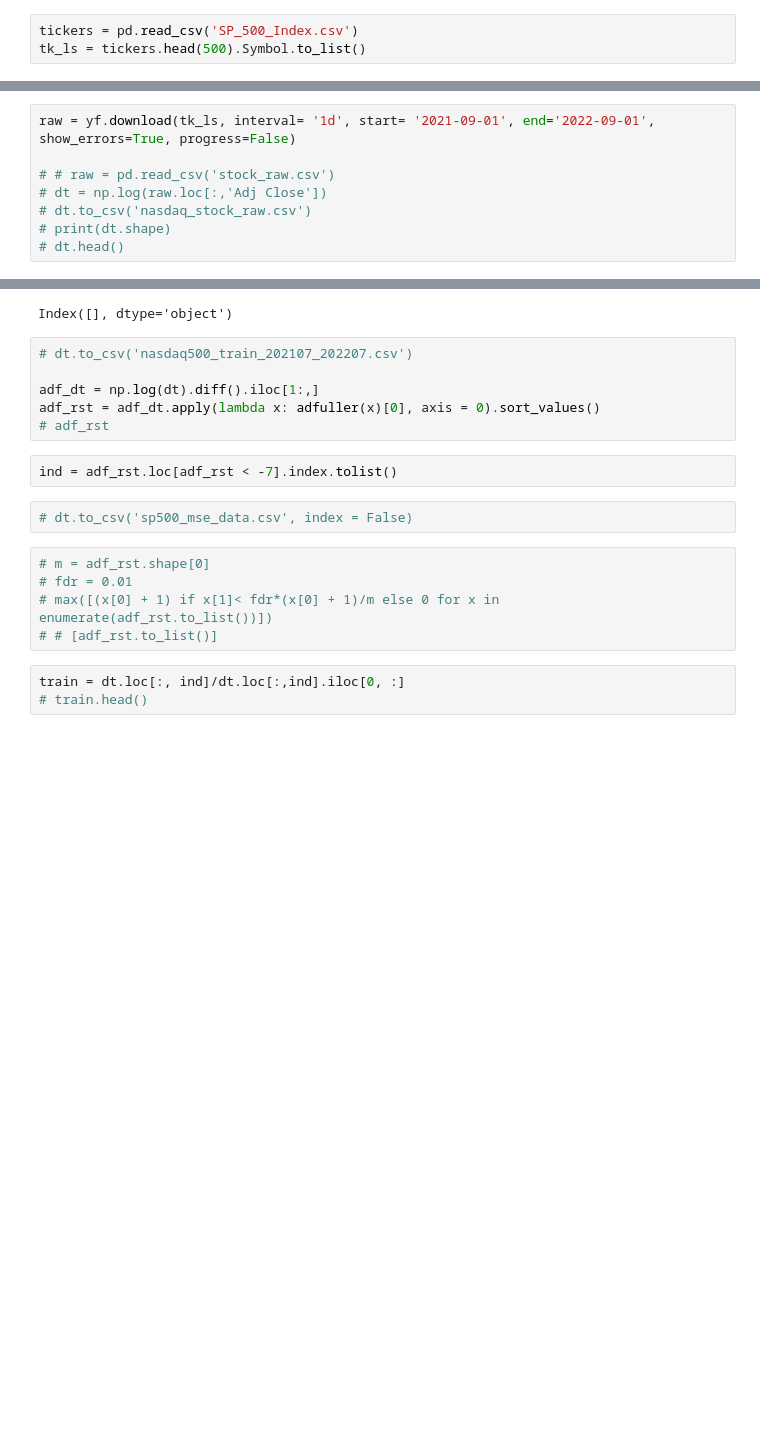
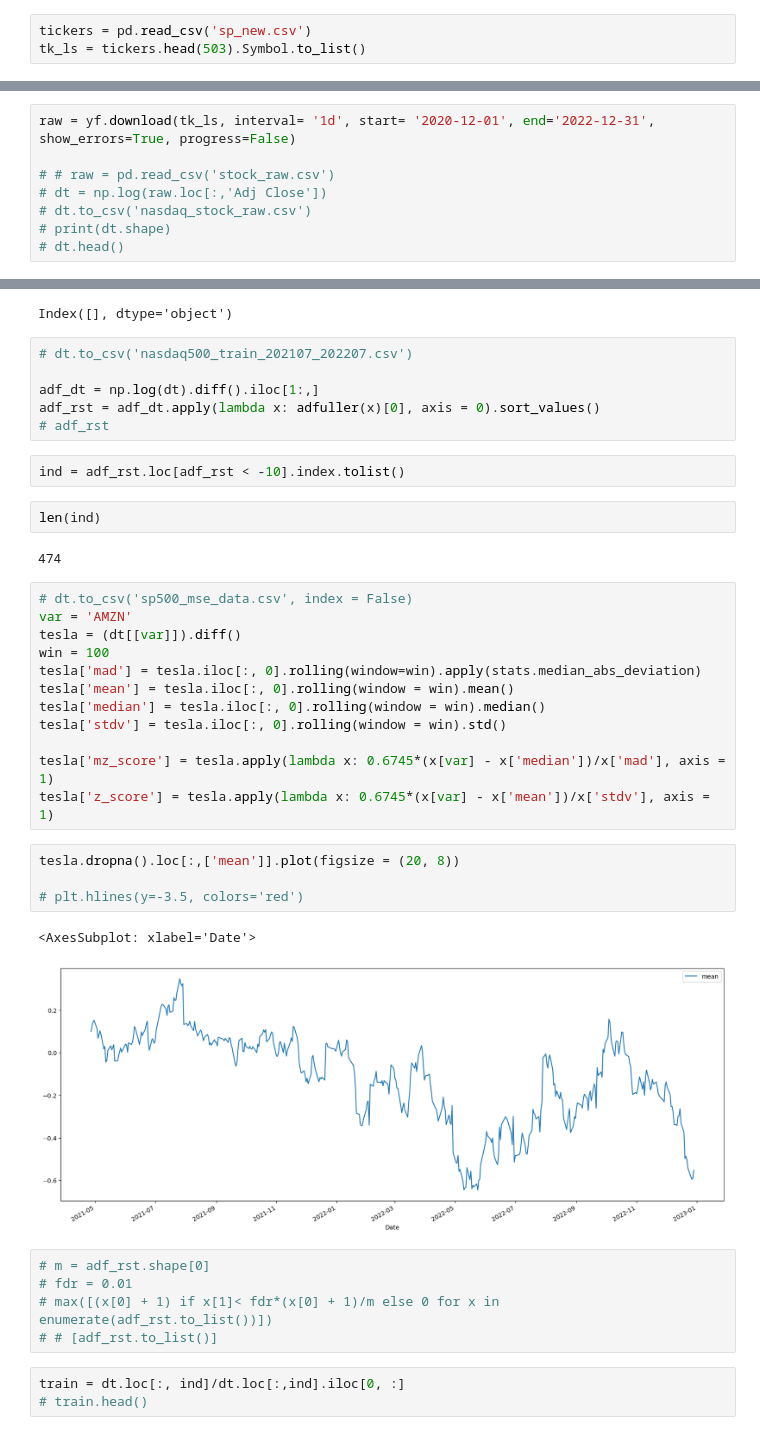
Before and after one commit to shishanconcordia/pairs_trading, a Jupyter notebook: pair_trading.ipynb, the cells around one changed output, grey strips where cells are left out. Cells and saved outputs as stored; diff of their text form; blank space fills up the shorter version.

```diff
--- a/pair_trading.ipynb
+++ b/pair_trading.ipynb
@@ -8,5 +11,5 @@ from tqdm import tqdm
 # tickers
 # tk_ls = tickers.head(500).Symbol.to_list()
 # %%
-tickers = pd.read_csv('SP_500_Index.csv')
-tk_ls = tickers.head(500).Symbol.to_list()
+tickers = pd.read_csv('sp_new.csv')
+tk_ls = tickers.head(503).Symbol.to_list()
@@ -13,5 +18,5 @@ tk_ls = tickers.head(500).Symbol.to_list()
 # %%
-raw = yf.download(tk_ls, interval= '1d', start= '2021-09-01', end='2022-09-01', show_errors=True, progress=False)
+raw = yf.download(tk_ls, interval= '1d', start= '2020-12-01', end='2022-12-31', show_errors=True, progress=False)
 
 # # raw = pd.read_csv('stock_raw.csv')
 # dt = np.log(raw.loc[:,'Adj Close'])
@@ -38,9 +47,30 @@ adf_dt = np.log(dt).diff().iloc[1:,]
 adf_rst = adf_dt.apply(lambda x: adfuller(x)[0], axis = 0).sort_values()
 # adf_rst
 # %%
-ind = adf_rst.loc[adf_rst < -7].index.tolist()
+ind = adf_rst.loc[adf_rst < -10].index.tolist()
-# %%
-# dt.to_csv('sp500_mse_data.csv', index = False)
+# %%
+len(ind)
+# %% [output]
+474
+# %%
+# dt.to_csv('sp500_mse_data.csv', index = False)
+var = 'AMZN'
+tesla = (dt[[var]]).diff()
+win = 100
+tesla['mad'] = tesla.iloc[:, 0].rolling(window=win).apply(stats.median_abs_deviation)
+tesla['mean'] = tesla.iloc[:, 0].rolling(window = win).mean()
+tesla['median'] = tesla.iloc[:, 0].rolling(window = win).median()
+tesla['stdv'] = tesla.iloc[:, 0].rolling(window = win).std()
+
+tesla['mz_score'] = tesla.apply(lambda x: 0.6745*(x[var] - x['median'])/x['mad'], axis = 1)
+tesla['z_score'] = tesla.apply(lambda x: 0.6745*(x[var] - x['mean'])/x['stdv'], axis = 1)
+# %%
+tesla.dropna().loc[:,['mean']].plot(figsize = (20, 8))
+
+# plt.hlines(y=-3.5, colors='red')
+# %% [output]
+<AxesSubplot: xlabel='Date'>
+[figure, added]
 # %%
 # m = adf_rst.shape[0]
 # fdr = 0.01
```
Also changed, not shown: parts of 11 cells of this notebook, 3 other files.
